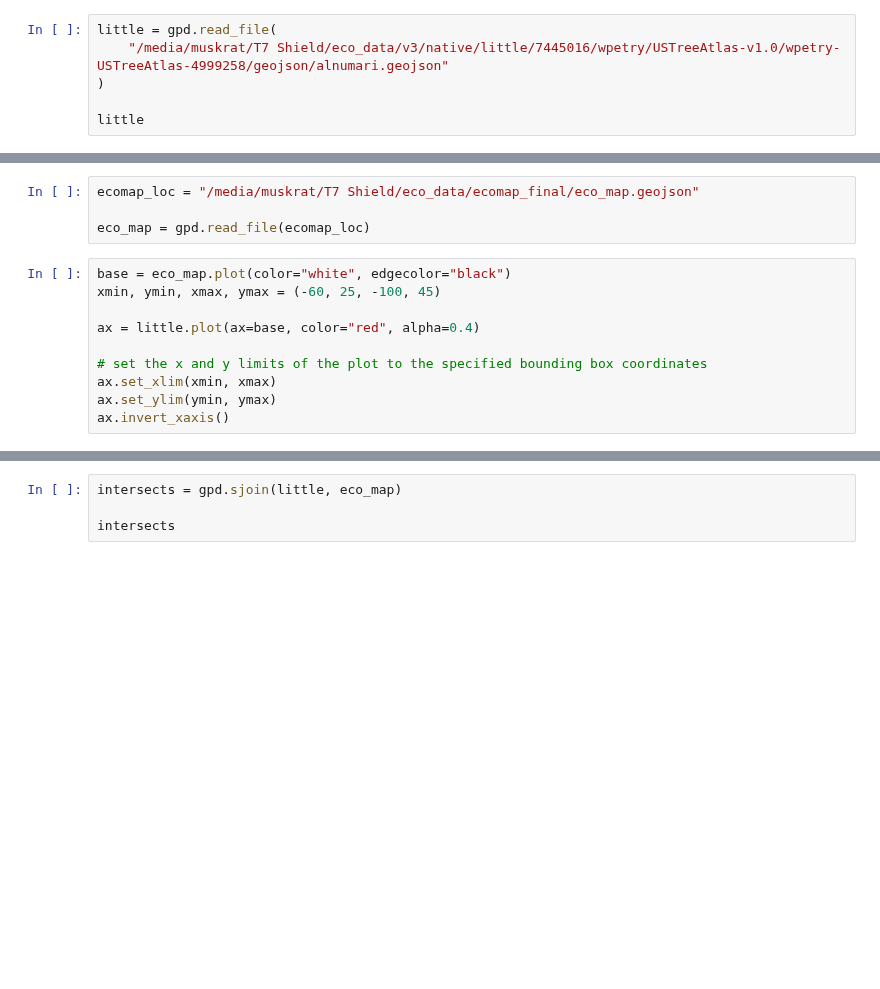
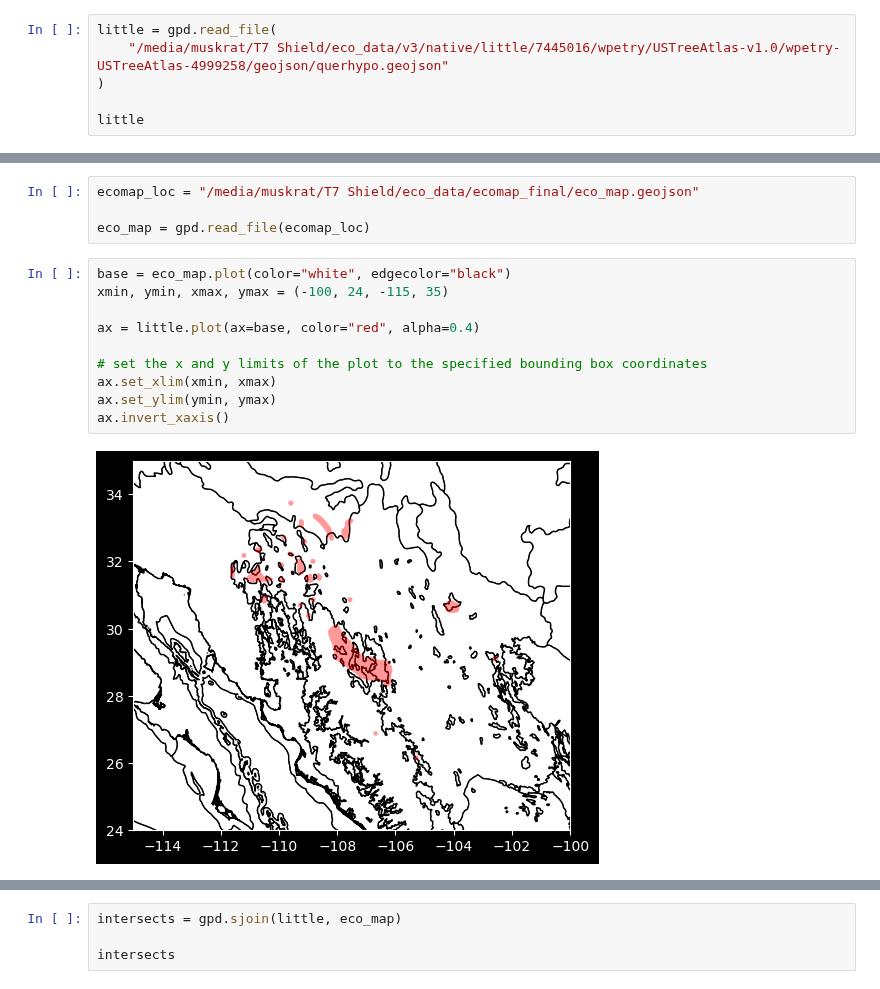
Before and after one commit to sl354207/eco_python, a Jupyter notebook: native/little_test.ipynb, the cells around one changed output, grey strips where cells are left out. Cells and saved outputs as stored; diff of their text form; blank space fills up the shorter version.

```diff
--- a/native/little_test.ipynb
+++ b/native/little_test.ipynb
@@ -28,6 +34,6 @@ metadata
 # %%
 little = gpd.read_file(
-    "/media/muskrat/T7 Shield/eco_data/v3/native/little/7445016/wpetry/USTreeAtlas-v1.0/wpetry-USTreeAtlas-4999258/geojson/alnumari.geojson"
+    "/media/muskrat/T7 Shield/eco_data/v3/native/little/7445016/wpetry/USTreeAtlas-v1.0/wpetry-USTreeAtlas-4999258/geojson/querhypo.geojson"
 )
 
 little
@@ -45,11 +83,13 @@ ecomap_loc = "/media/muskrat/T7 Shield/eco_data/ecomap_final/eco_map.geojson"
 eco_map = gpd.read_file(ecomap_loc)
 # %%
 base = eco_map.plot(color="white", edgecolor="black")
-xmin, ymin, xmax, ymax = (-60, 25, -100, 45)
+xmin, ymin, xmax, ymax = (-100, 24, -115, 35)
 
 ax = little.plot(ax=base, color="red", alpha=0.4)
 
 # set the x and y limits of the plot to the specified bounding box coordinates
 ax.set_xlim(xmin, xmax)
 ax.set_ylim(ymin, ymax)
 ax.invert_xaxis()
+# %% [output]
+[figure, added]
```
Also changed, not shown: parts of 20 cells of this notebook, 2 other files.
